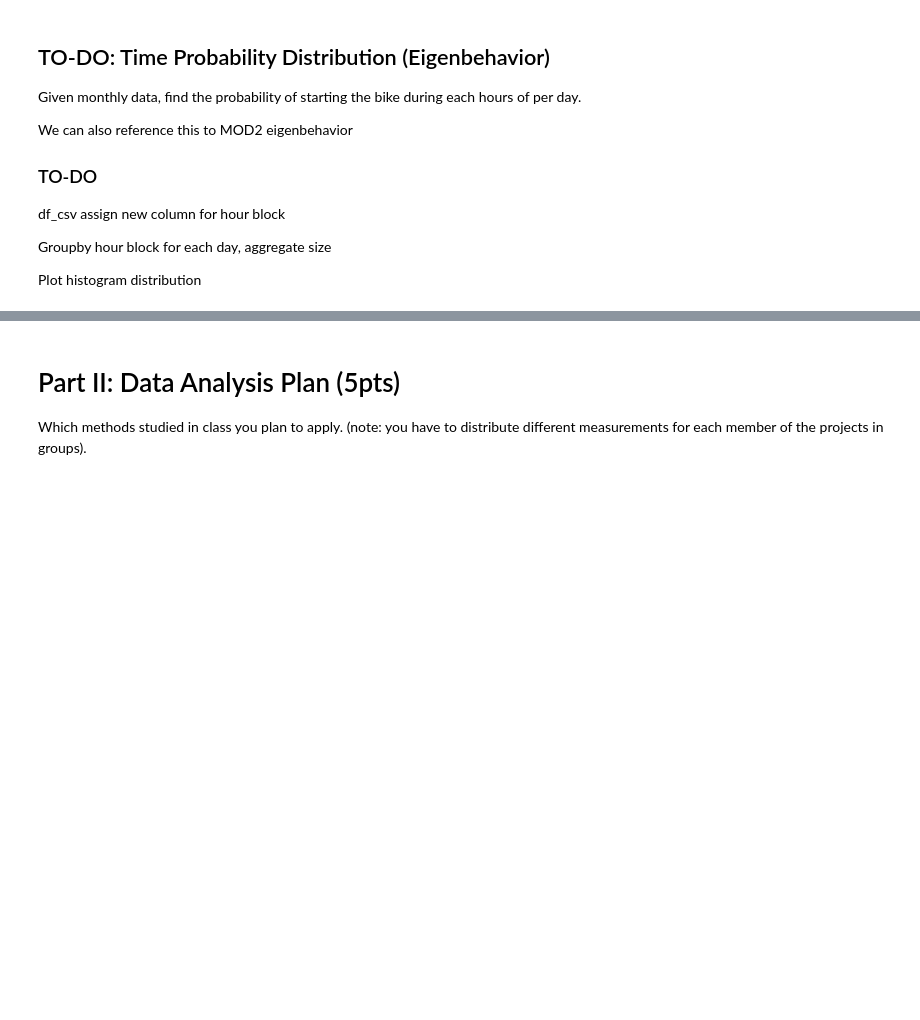
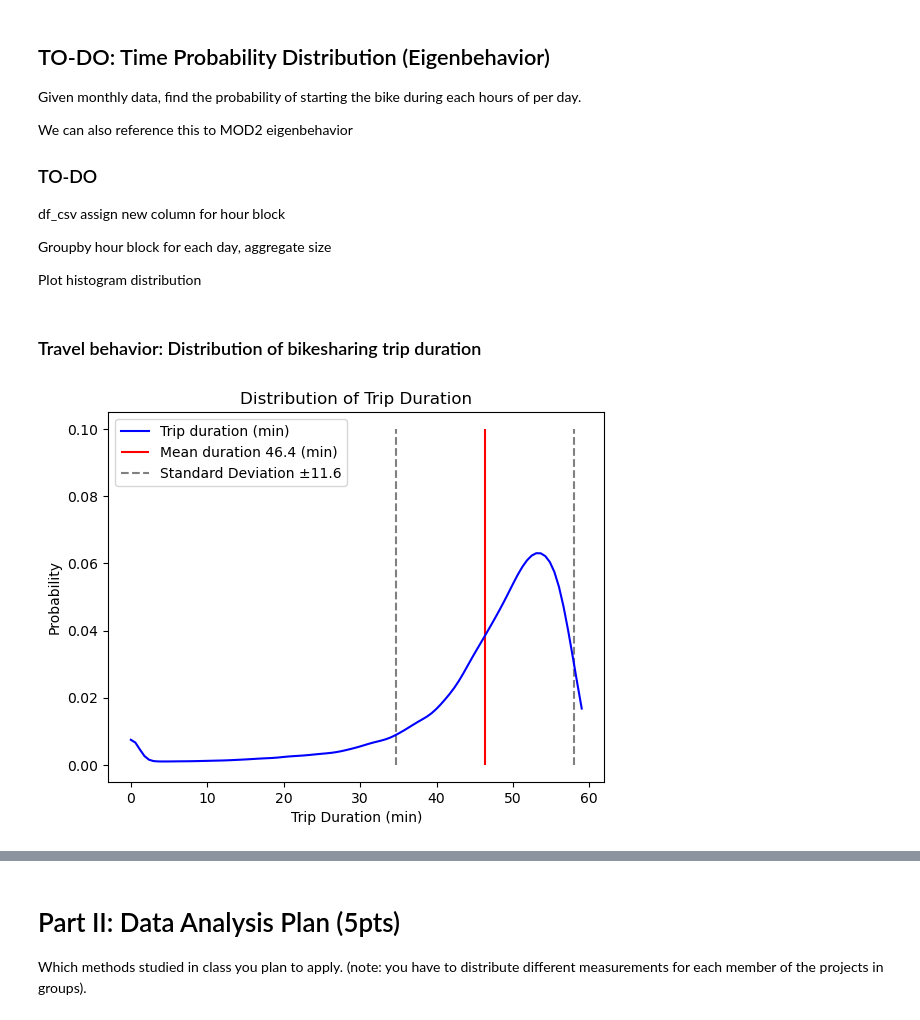
Before and after one commit to 6shun/Lyft-BayWheel, a Jupyter notebook: CE263_Project.ipynb, the cells around one changed output, grey strips where cells are left out. Cells and saved outputs as stored; diff of their text form; code cells hidden in the pictures; blank space fills up the shorter version.

Commit message:
travel behavior visualization

```diff
--- a/CE263_Project.ipynb
+++ b/CE263_Project.ipynb
@@ -518,3 +513,53 @@ df_csv assign new column for hour block
 Groupby hour block for each day, aggregate size
 
 Plot histogram distribution
+# %% [markdown]
+### Travel behavior: Distribution of bikesharing trip duration
+# %%
+import datetime
+
+data['started_at'] = pd.to_datetime(data['started_at'])
+data['ended_at'] = pd.to_datetime(data['ended_at'])
+
+def timedelta_to_min (start_time, end_time):
+    '''Input 2 series of datetime object
+    Output 1 serires of int with unit min'''
+    delta_time = end_time - start_time
+    delta_time_min = []
+    for i, value in enumerate(delta_time):
+        second = delta_time[i].total_seconds()
+        minite = int(second/60) %60
+        delta_time_min.append(minite)
+
+    return delta_time_min
+
+delta_time_min = timedelta_to_min (data['ended_at'], data['started_at'])
+data['duration'] = delta_time_min # add new column 'duration'
+# %%
+# Import the libraries
+from scipy.stats.kde import gaussian_kde
+import matplotlib.pyplot as plt
+import seaborn as sns
+from numpy import linspace
+
+# Mean trip duration
+duration_avg = np.mean(data['duration'])
+duration_std = np.std(data['duration'])
+
+# Probability of trip duration
+fig = plt.figure()
+kde_duration = gaussian_kde(data['duration'])
+dist_space = linspace( min(data['duration']), max(data['duration']), 100 )
+plt.plot( dist_space, kde_duration(dist_space), color='blue', label='Trip duration (min)')
+label_str = 'Mean duration {} (min)'.format(np.round(duration_avg,1))
+plt.vlines(duration_avg, ymin=0, ymax=0.1, color='red', label=label_str)
+plt.vlines(duration_avg+duration_std, ymin=0, ymax=0.1, color='grey', linestyles='dashed', label='Standard Deviation ±{}'.format(np.round(duration_std,1)))
+plt.vlines(duration_avg-duration_std, ymin=0, ymax=0.1, color='grey', linestyles='dashed')
+plt.title('Distribution of Trip Duration')
+plt.xlabel('Trip Duration (min)')
+plt.ylabel('Probability')
+plt.legend(loc=2)
+plt.savefig('output/TripDuration.png')
+plt.show()
+# %% [output]
+[figure, added]
```
Also changed, not shown: parts of 25 cells of this notebook, 10 other files.
